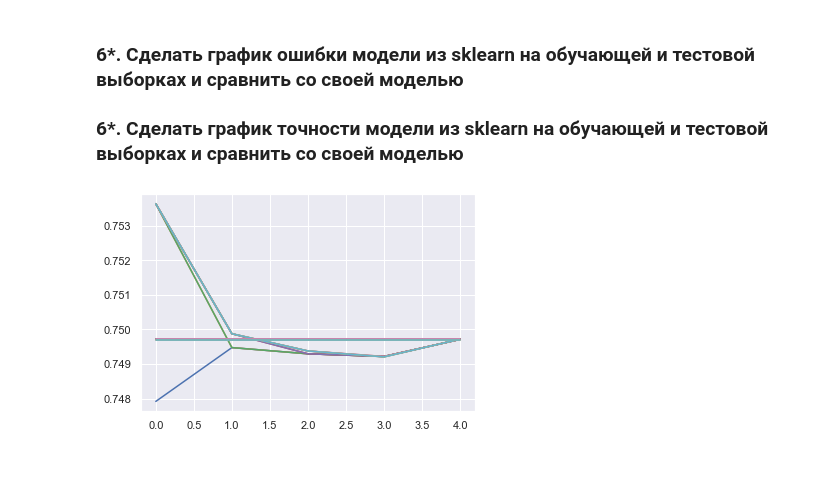
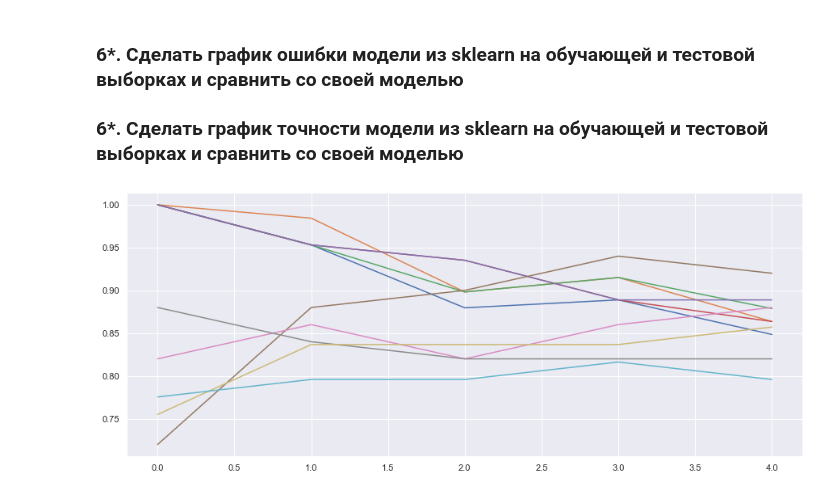
Before and after one commit to pagamov/7sem, a Jupyter notebook: Мультимедиа/4lab Гамов Павел 407.ipynb, the cells around one changed output. Drawn from its saved outputs; the diff is of its cells as text; code cells hidden in the pictures; blank space fills up the shorter version.

```diff
--- a/Мультимедиа/4lab Гамов Павел 407.ipynb
+++ b/Мультимедиа/4lab Гамов Павел 407.ipynb
@@ -56,4 +68,4 @@ y = data[target_columns]
 # %%
 from sklearn.model_selection import train_test_split
-X_train, X_test, y_train, y_test = train_test_split(X.to_numpy(), y, test_size=0.3)
+X_train, X_test, y_train, y_test = train_test_split(X.to_numpy(), y, test_size=0.2)
 # %%
@@ -120,7 +188,7 @@ plt.show()
 ### 6. Обучить логистическую регрессию или линейную регрессию из sklearn, оценить качество модели на обучающей и тестовой выборках и сравнить со своей моделью
 # %%
 from sklearn.linear_model import LogisticRegression
-sklg = LogisticRegression()
+sklg = LogisticRegression(max_iter=1400)
 sklg.fit(X_train, y_train.values.ravel())
 print(f"sklearn: {sklg.score(X_test, y_test.values.ravel())}")
 # %% [output]
@@ -128,5 +195,0 @@ sklearn: 0.7506628787878787
-# %%
-from sklearn.ensemble import RandomForestClassifier
-rfc = RandomForestClassifier()
-rfc.fit(X_train, y_train.values.ravel())
-rfc.score(X_test, y_test.values.ravel())
@@ -140,9 +199,11 @@ from sklearn.model_selection import learning_curve
 # %%
+from sklearn.model_selection import learning_curve
 train_sizes, train_scores, valid_scores = learning_curve(
-    LogisticRegression(), X_train, y_train.values.ravel(), cv=10)
+    LogisticRegression(max_iter=1400), X_train, y_train.values.ravel(), cv=5)
 # %%
+figure = plt.figure(figsize=(15,6))
 plt.plot(train_scores)
 plt.plot(valid_scores)
 plt.show()
 # %% [output]
-[figure, old version]
+[figure, new version]
```
Also changed, not shown: parts of 29 cells of this notebook, 1 other file.
